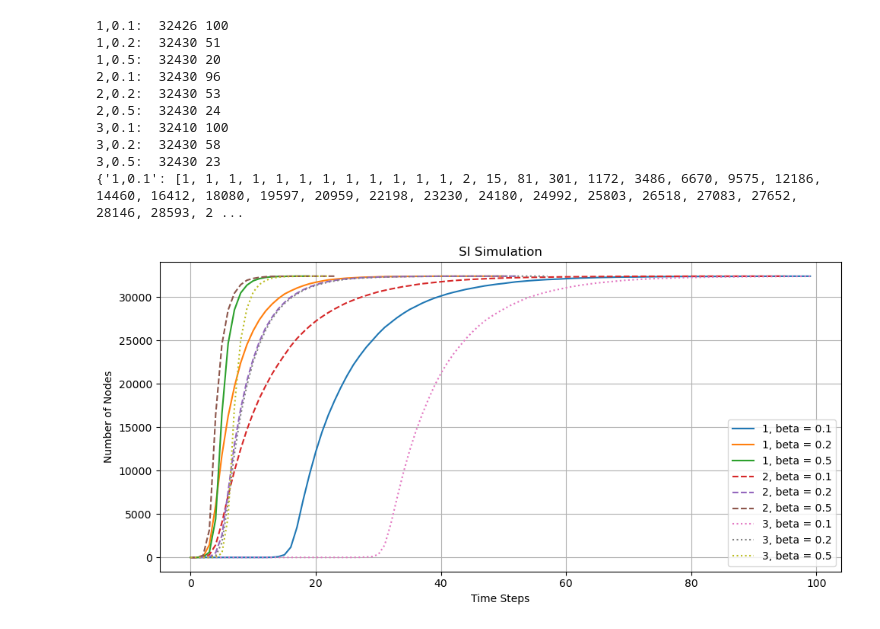
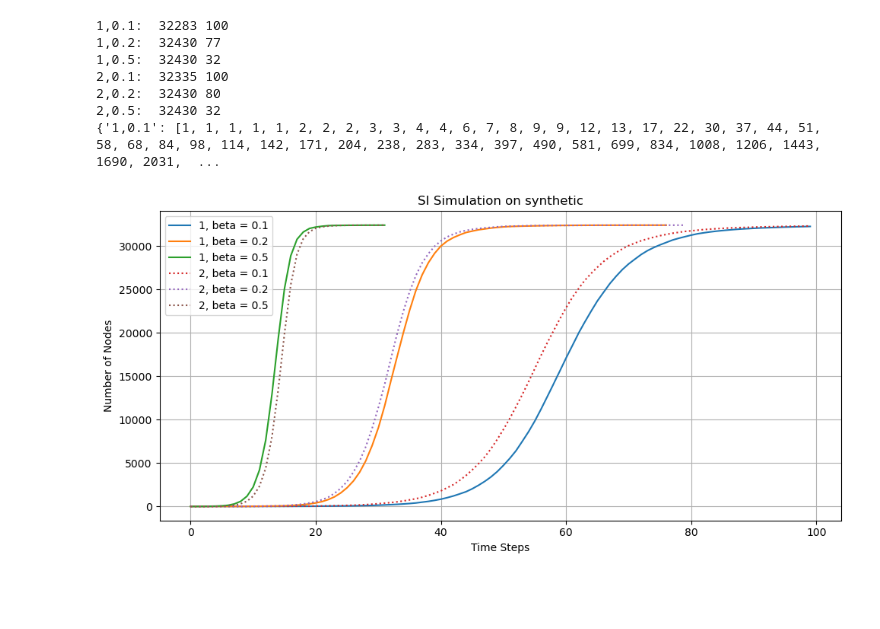
Before and after one commit to kfkfkflmej/NA_EU_emails_2024, a Jupyter notebook: SIR different Thresholds.ipynb, the cells around one changed output. Saved outputs shown, nothing was run; the diff lists cells and outputs as text; code cells hidden in the pictures; blank space fills up the shorter version.

```diff
--- a/SIR different Thresholds.ipynb
+++ b/SIR different Thresholds.ipynb
@@ -19,7 +19,7 @@ time_steps = 25  # Adjust based on required duration
 plt.figure(figsize=(20, 30))
 
 # Loop through thresholds from 0.1 to 0.9
-for i, recovery_threshold in enumerate(np.arange(0.0, 1.0, 0.1), start=1):
+for i, recovery_threshold in enumerate(np.arange(0.0, 0.1, 0.01), start=1):
     # Initialize states
     if recovery_threshold == 0.0:
         gamma = 0
@@ -77,7 +77,7 @@ for i, recovery_threshold in enumerate(np.arange(0.0, 1.0, 0.1), start=1):
         plt.legend()
         plt.grid()
     else:
-        plt.title(f"SIR Simulation with Threshold = {recovery_threshold:.1f}")
+        plt.title(f"SIR Simulation with Threshold = {recovery_threshold:.3f}")
         plt.plot(susceptible_counts, label="Susceptible")
         plt.plot(infected_counts, label="Infected")
         plt.plot(recovered_counts, label="Recovered")
@@ -110,12 +110,12 @@ plt.figure(figsize=(10, 5))
 time_steps = 100  # Adjust based on required duration
 degrees = dict(G.degree())
 # Loop through thresholds from 0.1 to 0.9
-for case in [1, 2, 3]:
+for case in [1, 2]:
     for beta in [0.1, 0.2, 0.5]:
         # Initialize states
         nodes = list(G.nodes)
         n = len(nodes)
-        if case==3:
+        if case==2:
             infected_nodes = np.random.choice(nodes, replace=False)
         elif case==1:
 
@@ -151,44 +151,40 @@ for case in [1, 2, 3]:
                     # Spread to neighbors
                     for neighbor in G.neighbors(node):
                         if node_states[neighbor] == 'S' and np.random.rand() < beta:
                             new_states[neighbor] = 'I'
 
             # Update states
             node_states = new_states
             susceptible_counts.append(sum(1 for state in node_states.values() if state == 'S'))
             infected_counts.append(sum(1 for state in node_states.values() if state == 'I'))
 
             # Break if no more infected
             if susceptible_counts[-1] == 0:
                 break
 
         sim_history.update({f"{case},{beta}": infected_counts})
         print(f"{case},{beta}: ",max(infected_counts), len(infected_counts))
 print(sim_history)
-plt.title("SI Simulation")
+plt.title("SI Simulation on synthetic")
 for key in sim_history:
     if key[0]=="1":
         plt.plot(sim_history[key], label=f"{key[0]}, beta = {key[2:]}")
     if key[0]=="2":
-        plt.plot(sim_history[key], label=f"{key[0]}, beta = {key[2:]}",  linestyle = 'dashed')
-    if key[0]=="3":
         plt.plot(sim_history[key], label=f"{key[0]}, beta = {key[2:]}", linestyle ='dotted')
 plt.xlabel("Time Steps")
 plt.ylabel("Number of Nodes")
 #plt.xticks(ticks = range(1, len(susceptible_counts)))
 plt.legend()
 plt.grid()
 plt.tight_layout()
+plt.savefig("SI with different ifn rate on synth")
 plt.show()
 # %% [output]
-1,0.1:  32426 100
-1,0.2:  32430 51
-1,0.5:  32430 20
-2,0.1:  32430 96
-2,0.2:  32430 53
-2,0.5:  32430 24
-3,0.1:  32410 100
-3,0.2:  32430 58
-3,0.5:  32430 23
-{'1,0.1': [1, 1, 1, 1, 1, 1, 1, 1, 1, 1, 1, 1, 2, 15, 81, 301, 1172, 3486, 6670, 9575, 12186, 14460, 16412, 18080, 19597, 20959, 22198, 23230, 24180, 24992, 25803, 26518, 27083, 27652, 28146, 28593, 2 ...
+1,0.1:  32283 100
+1,0.2:  32430 77
+1,0.5:  32430 32
+2,0.1:  32335 100
+2,0.2:  32430 80
+2,0.5:  32430 32
+{'1,0.1': [1, 1, 1, 1, 1, 2, 2, 2, 3, 3, 4, 4, 6, 7, 8, 9, 9, 12, 13, 17, 22, 30, 37, 44, 51, 58, 68, 84, 98, 114, 142, 171, 204, 238, 283, 334, 397, 490, 581, 699, 834, 1008, 1206, 1443, 1690, 2031,  ...
-[figure, old version]
+[figure, new version]
```
Also changed, not shown: parts of 1 cell of this notebook, 4 other files.
